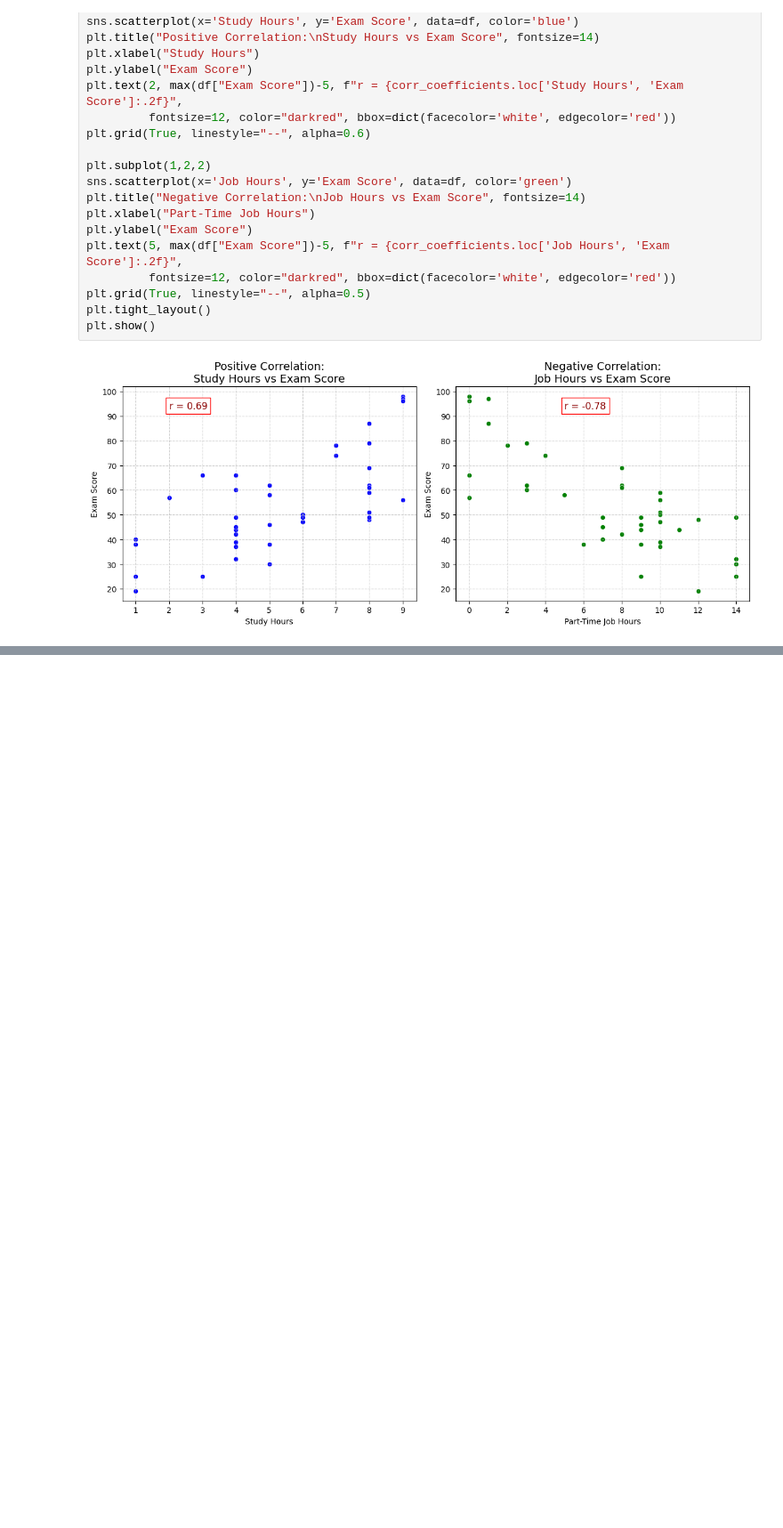
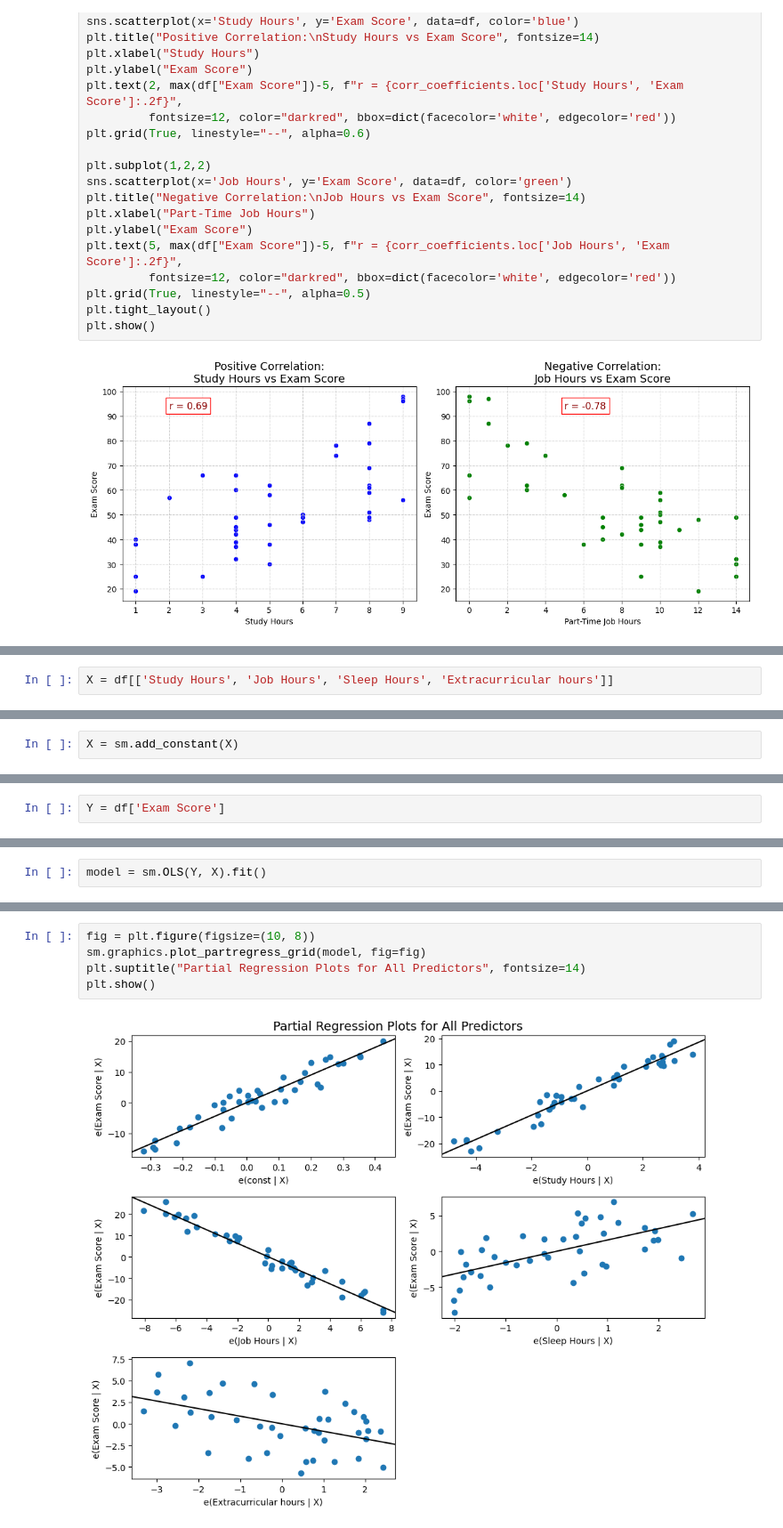
Before and after one commit to alfamado/task, a Jupyter notebook: Correlation_Regression/corr_reg.ipynb, the cells around one changed output, grey strips where cells are left out. Shown at 89% size. Cells and saved outputs as stored; diff of their text form; blank space fills up the shorter version.

```diff
--- a/Correlation_Regression/corr_reg.ipynb
+++ b/Correlation_Regression/corr_reg.ipynb
@@ -83,0 +185,2 @@ The Job Hours and Exam score shows a strong negative correlation, which means jo
+# %%
+X = df[['Study Hours', 'Job Hours', 'Sleep Hours', 'Extracurricular hours']]
@@ -83,0 +196,2 @@ The Job Hours and Exam score shows a strong negative correlation, which means jo
+# %%
+X = sm.add_constant(X)
@@ -83,0 +207,2 @@ The Job Hours and Exam score shows a strong negative correlation, which means jo
+# %%
+Y = df['Exam Score']
@@ -83,0 +218,2 @@ The Job Hours and Exam score shows a strong negative correlation, which means jo
+# %%
+model = sm.OLS(Y, X).fit()
@@ -83,0 +229,7 @@ The Job Hours and Exam score shows a strong negative correlation, which means jo
+# %%
+fig = plt.figure(figsize=(10, 8))
+sm.graphics.plot_partregress_grid(model, fig=fig)
+plt.suptitle("Partial Regression Plots for All Predictors", fontsize=14)
+plt.show()
+# %% [output]
+[figure, added]
```
Also changed, not shown: parts of 15 cells of this notebook, 2 other files.
